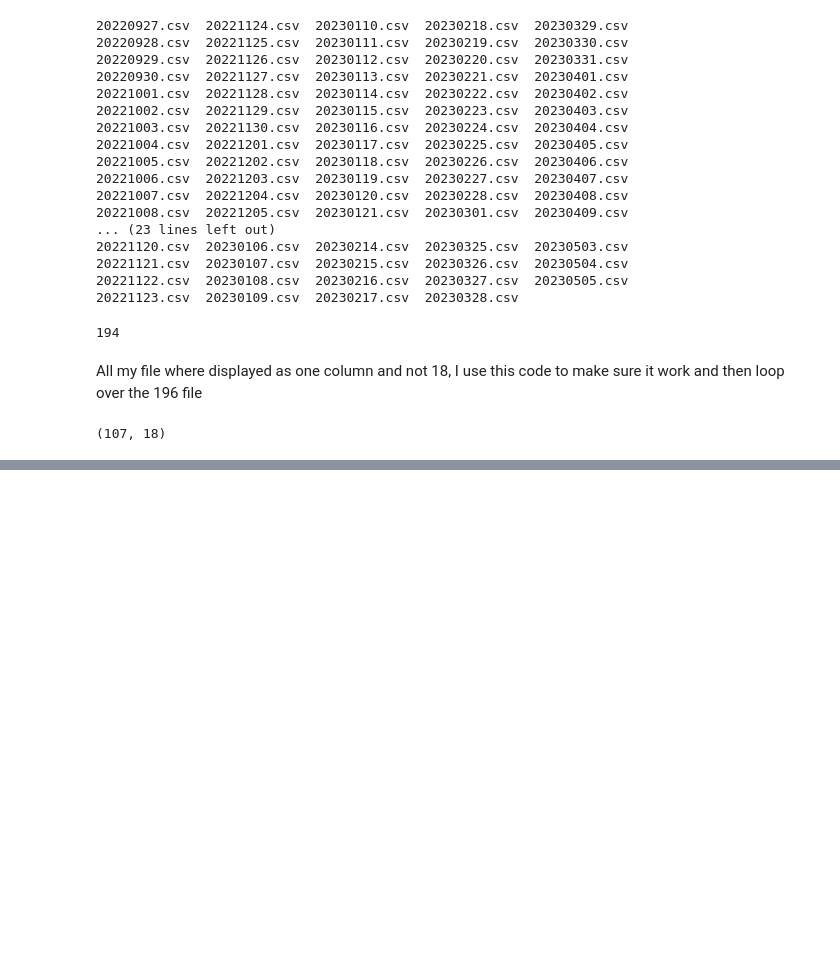
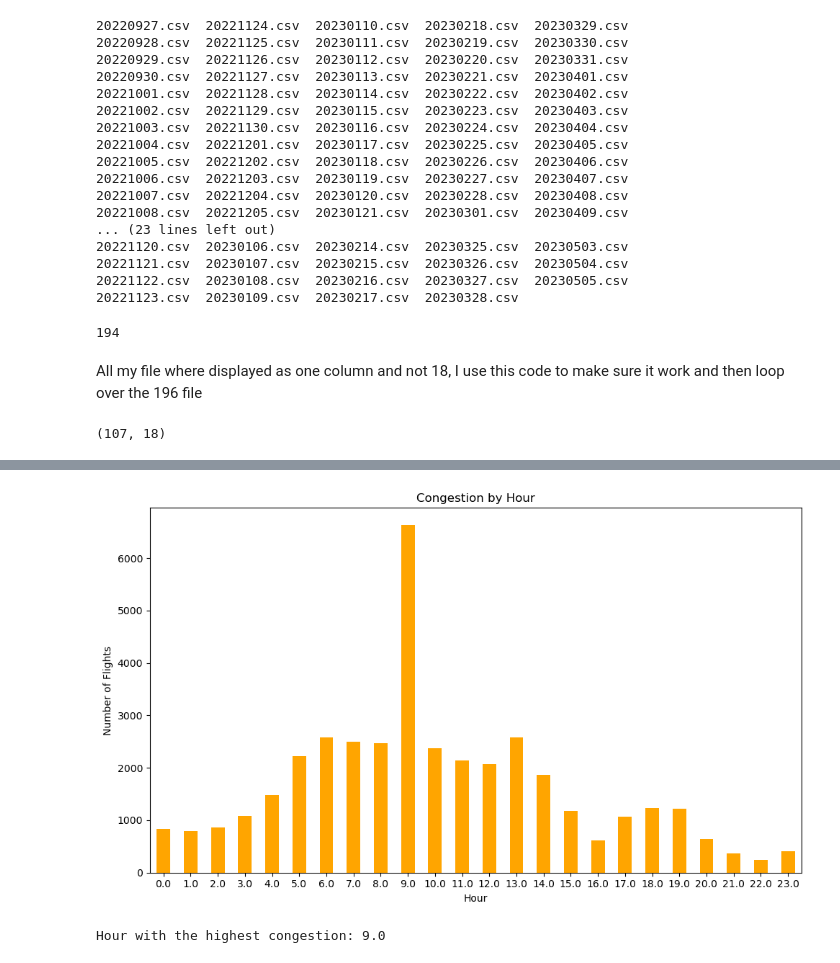
Before and after one commit to tiaL-ops/self-learning, a Jupyter notebook: congestion-analysis.ipynb, the cells around one changed output, grey strips where cells are left out. Saved outputs shown, nothing was run; the diff lists cells and outputs as text; code cells hidden in the pictures; blank space fills up the shorter version.

```diff
--- a/congestion-analysis.ipynb
+++ b/congestion-analysis.ipynb
@@ -169,0 +223,35 @@ combined_df.to_csv('combined_data.csv', index=False)
+# %%
+
+# Convert 'Hour of Entry' and 'Hour of Exit' columns to datetime format
+combined_df['Hour of Entry'] = pd.to_datetime(combined_df['Hour of Entry'], format='%H%M', errors='coerce')
+combined_df['Hour of Exit'] = pd.to_datetime(combined_df['Hour of Exit'], format='%H%M', errors='coerce')
+
+# Number of flights for each hour of entry
+hourly_flight_counts_entry = combined_df['Hour of Entry'].dt.hour.value_counts().sort_index()
+
+# Number of flights for each hour of exit
+hourly_flight_counts_exit = combined_df['Hour of Exit'].dt.hour.value_counts().sort_index()
+
+# Merge the entry and exit flight counts
+hourly_flight_counts = pd.concat([hourly_flight_counts_entry, hourly_flight_counts_exit], axis=1, keys=['Entry', 'Exit'])
+hourly_flight_counts = hourly_flight_counts.fillna(0)
+
+# Total flights for each hour
+hourly_flight_counts['Total'] = hourly_flight_counts['Entry'] + hourly_flight_counts['Exit']
+
+peak_hour = hourly_flight_counts['Total'].idxmax()
+
+# Visualization
+plt.figure(figsize=(10, 6))
+hourly_flight_counts['Total'].plot(kind='bar', color='orange')
+plt.xlabel('Hour')
+plt.ylabel('Number of Flights')
+plt.title('Congestion by Hour')
+plt.xticks(rotation=0)
+plt.tight_layout()
+plt.show()
+
+print("Hour with the highest congestion:", peak_hour)
+# %% [output]
+[figure, added]
+Hour with the highest congestion: 9.0
```
Also changed, not shown: parts of 12 cells of this notebook.
